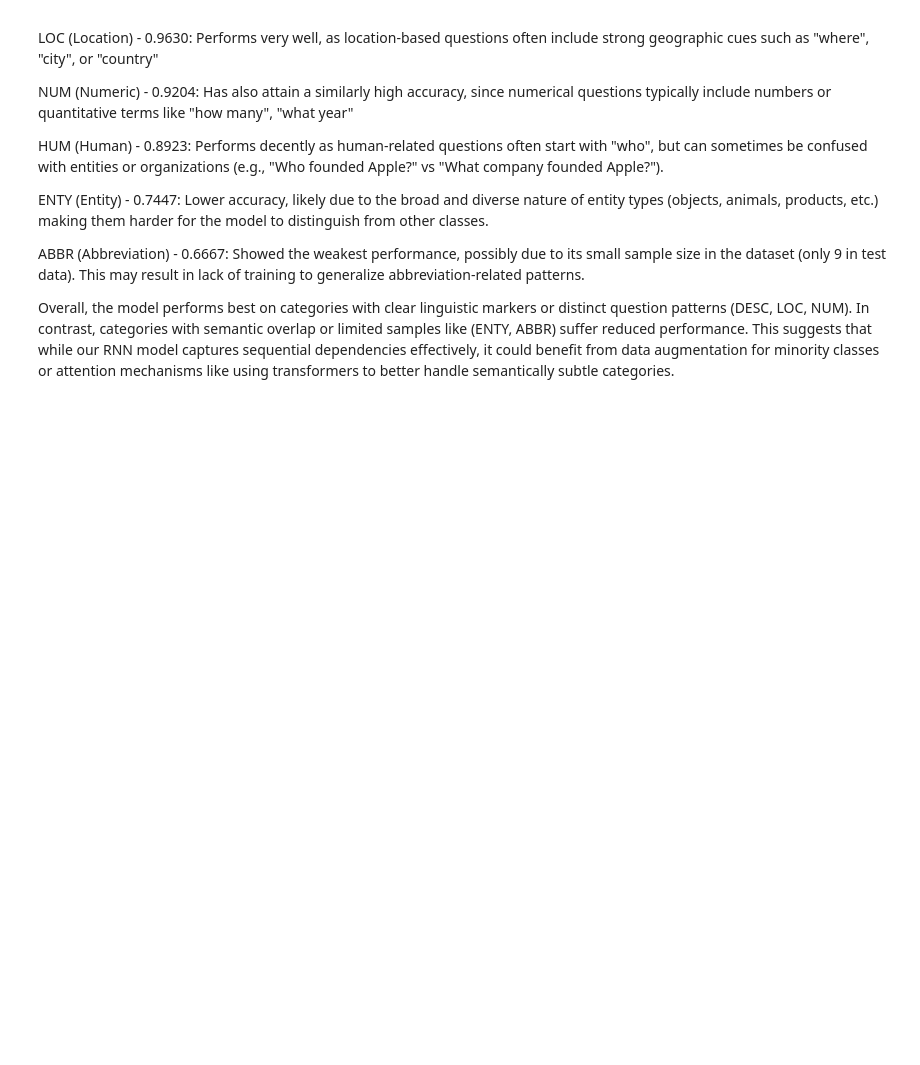
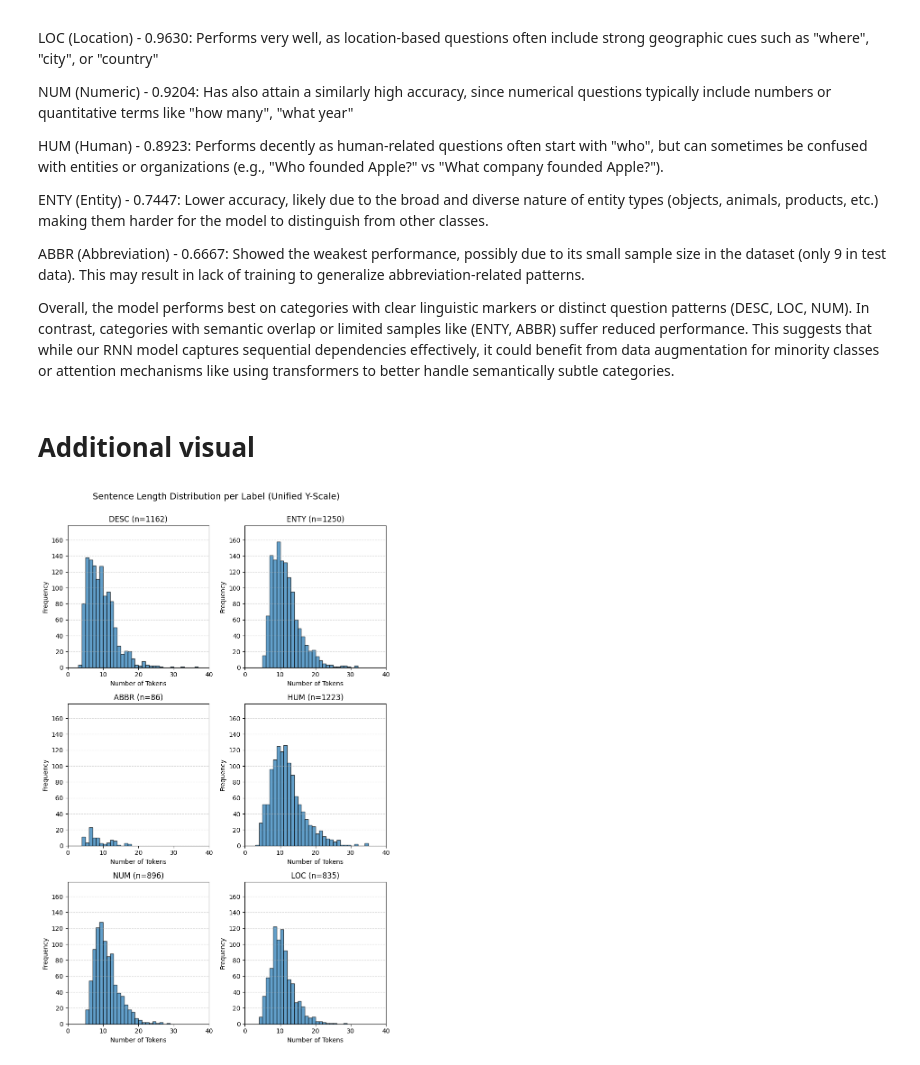
Before and after one commit to yukilam-space/SC4002-NLP, a Jupyter notebook: hs&yh/nlp_project_2.ipynb, the cells around one changed output. Drawn from its saved outputs; the diff is of its cells as text; code cells hidden in the pictures; blank space fills up the shorter version.

```diff
--- a/hs&yh/nlp_project_2.ipynb
+++ b/hs&yh/nlp_project_2.ipynb
@@ -1695,3 +1749,38 @@ ABBR (Abbreviation) - 0.6667:
 Showed the weakest performance, possibly due to its small sample size in the dataset (only 9 in test data). This may result in lack of training to generalize abbreviation-related patterns.
 
 Overall, the model performs best on categories with clear linguistic markers or distinct question patterns (DESC, LOC, NUM). In contrast, categories with semantic overlap or limited samples like (ENTY, ABBR) suffer reduced performance. This suggests that while our RNN model captures sequential dependencies effectively, it could benefit from data augmentation for minority classes or attention mechanisms like using transformers to better handle semantically subtle categories.
+# %% [markdown]
+# Additional visual
+# %%
+import matplotlib.pyplot as plt
+from collections import defaultdict
+import numpy as np
+
+# Compute sentence lengths grouped by label
+label_lengths = defaultdict(list)
+for example in train_data:
+    label_lengths[example.label].append(len(example.text))
+
+# Compute global max frequency (for unified y-scale)
+max_count = 0
+for lengths in label_lengths.values():
+    counts, _ = np.histogram(lengths, bins=range(0, max(lengths)+1))
+    max_count = max(max_count, counts.max())
+
+# Plot 6 histograms with unified y-scale
+plt.figure(figsize=(8, 12))
+for i, (label, lengths) in enumerate(label_lengths.items(), 1):
+    plt.subplot(3, 2, i)
+    plt.hist(lengths, bins=range(0, max(lengths)+1), edgecolor='black', alpha=0.7)
+    plt.title(f"{label.upper()} (n={len(lengths)})")
+    plt.xlabel("Number of Tokens")
+    plt.ylabel("Frequency")
+    plt.grid(axis='y', linestyle='--', alpha=0.5)
+    plt.xlim(0, 40)
+    plt.ylim(0, max_count + 20)  # unified y-scale
+
+plt.tight_layout()
+plt.suptitle("Sentence Length Distribution per Label (Unified Y-Scale)", fontsize=14, y=1.03)
+plt.show()
+# %% [output]
+[figure, added]
```
Also changed, not shown: parts of 5 cells of this notebook.
